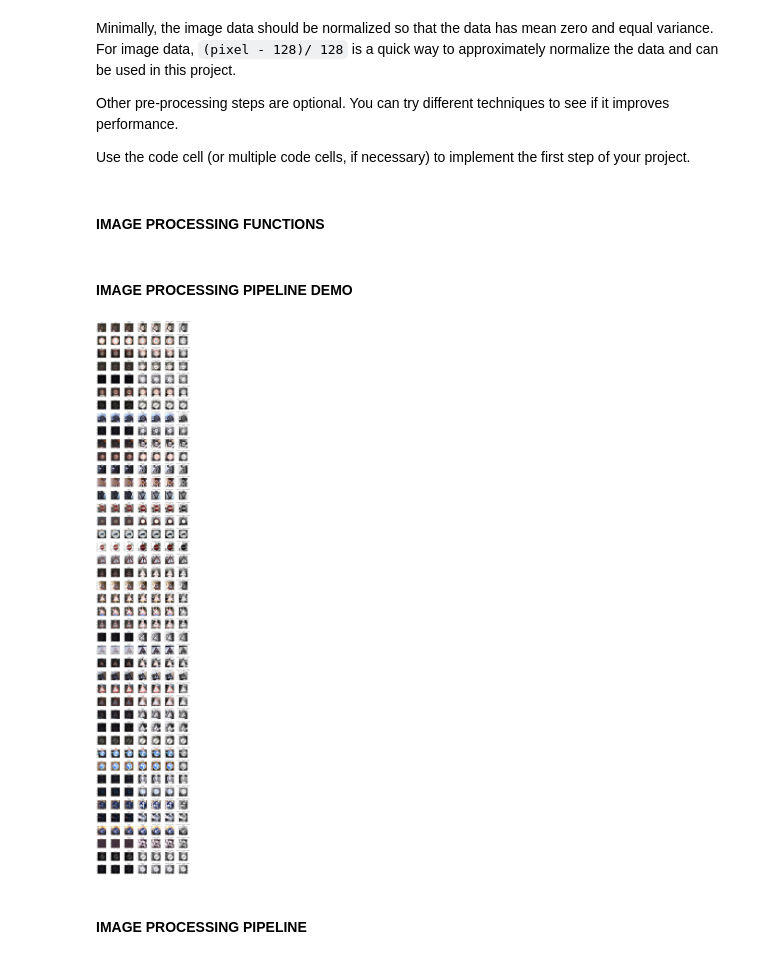
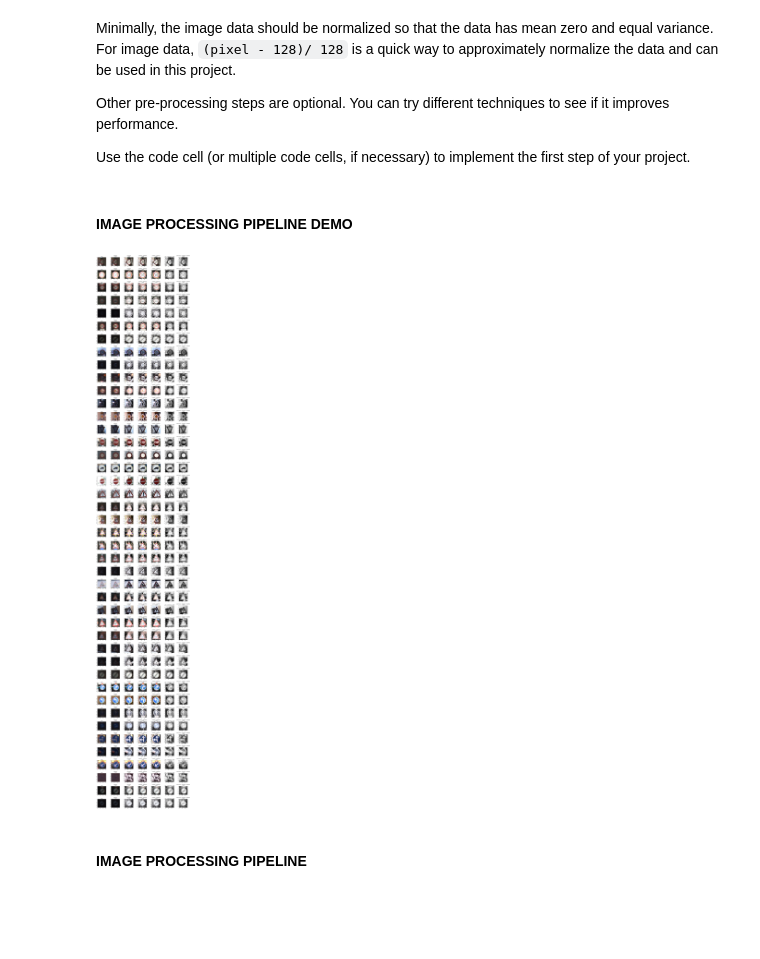
Before and after one commit to Danziger/CarND-T1-P2-Traffic-Sign-Classifier, a Jupyter notebook: src/notebooks/trafficSignClassifier.ipynb, the cells around one changed output. Cells and saved outputs as stored; diff of their text form; code cells hidden in the pictures; blank space fills up the shorter version.

Commit message:
Adds images for the WRITEUP and updates the Notebook.

```diff
--- a/src/notebooks/trafficSignClassifier.ipynb
+++ b/src/notebooks/trafficSignClassifier.ipynb
@@ -260,5 +305,3 @@ Minimally, the image data should be normalized so that the data has mean zero an
 Other pre-processing steps are optional. You can try different techniques to see if it improves performance.
 
 Use the code cell (or multiple code cells, if necessary) to implement the first step of your project.
-# %% [markdown]
-#### IMAGE PROCESSING FUNCTIONS
@@ -315,41 +323,41 @@ for c in classes:
 gs = getGrid(len(examples), 7)
 
 row = 0
 
 for i in examples:
     image = X_valid[i]
 
     sp = plt.subplot(gs[row, 0])
     sp.imshow(image)
     sp.set_title("RAW")
 
     sp = plt.subplot(gs[row, 1])
-    sp.imshow(crop(image))
-    sp.set_title("CROP")
-
-    sp = plt.subplot(gs[row, 2])
     sp.imshow(sharpen(crop(image)))
     sp.set_title("SHARPEN\n∘ CROP")
 
-    sp = plt.subplot(gs[row, 3])
+    sp = plt.subplot(gs[row, 2])
     sp.imshow(contrast(crop(image)))
     sp.set_title("CONTRAST\n∘ CROP")
 
-    sp = plt.subplot(gs[row, 4])
+    sp = plt.subplot(gs[row, 3])
     sp.imshow(contrast(sharpen(crop(image))))
     sp.set_title("CONTRAST ∘ SHARPEN\n∘ CROP")
 
-    sp = plt.subplot(gs[row, 5])
+    sp = plt.subplot(gs[row, 4])
     sp.imshow(sharpen(contrast(crop(image))))
     sp.set_title("SHARPEN ∘ CONTRAST\n∘ CROP")
+
+    sp = plt.subplot(gs[row, 5])
+    sp.imshow(hist(toGrayscale(crop(image))), cmap='gray')
+    sp.set_title("HIST ∘ GRAYSCALE ∘ CROP")
 
     sp = plt.subplot(gs[row, 6])
     sp.imshow(toGrayscale(contrast(sharpen(crop(image)))), cmap='gray')
     sp.set_title("GRAYSCALE ∘ CONTRAST ∘ SHARPEN\n∘ CROP")
 
     row = row + 1
 # %% [output]
-[figure, old version]
+[figure, new version]
 # %% [markdown]
 #### IMAGE PROCESSING PIPELINE
 # %%
```
Also changed, not shown: parts of 31 cells of this notebook, 5 other files.
